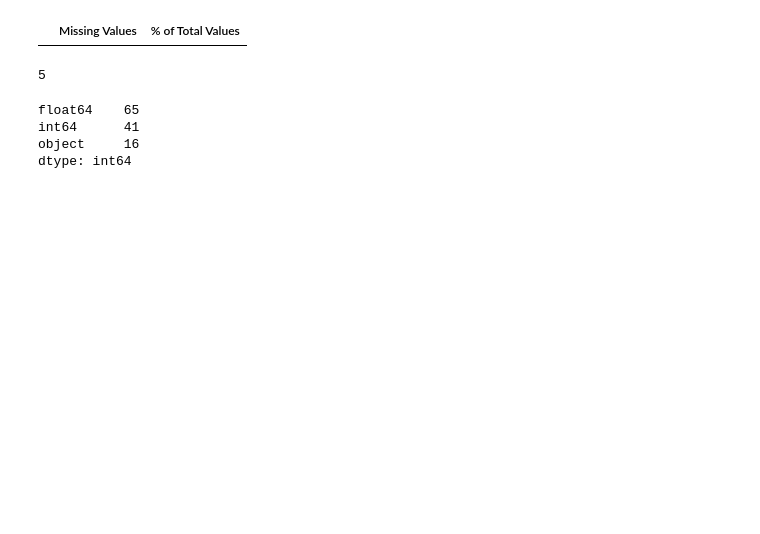
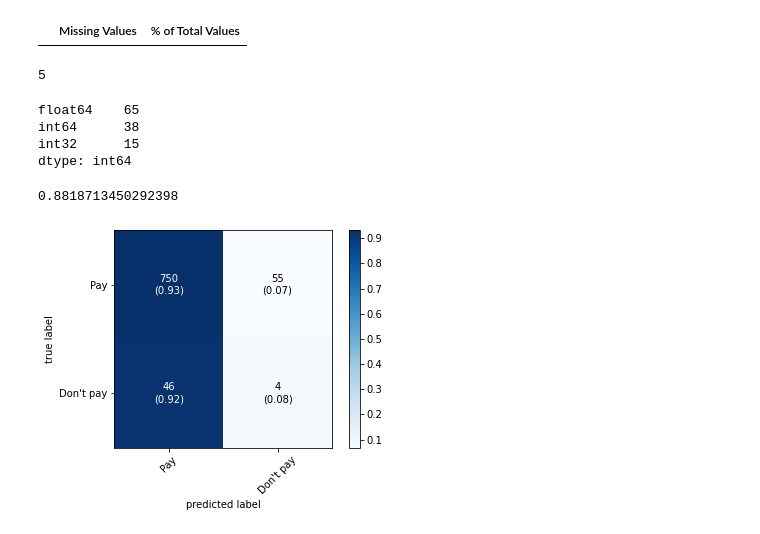
Before and after one commit to PaulBagnis/HomeCredit, a Jupyter notebook: notebooks/preprocessing-Copy1.ipynb, the cells around one changed output. Drawn from its saved outputs; the diff is of its cells as text; code cells hidden in the pictures; blank space fills up the shorter version.

```diff
--- a/notebooks/preprocessing-Copy1.ipynb
+++ b/notebooks/preprocessing-Copy1.ipynb
@@ -121,9 +162,38 @@ missing_values_by_row(dfKeep)
 # %% [output]
 5
 # %%
-print( dfTrain.dtypes.value_counts() )
+print( dfTrainUpsampled.dtypes.value_counts() )
 # %% [output]
 float64    65
-int64      41
-object     16
+int64      38
+int32      15
 dtype: int64
+# %%
+#Mise en place du premier knn.
+#Séparation des X et des y.
+
+X_train = dfTrainUpsampled.drop('TARGET', 1)
+y_train = dfTrainUpsampled['TARGET']
+
+X_test = dfTest.drop('TARGET', 1)
+y_test = dfTest['TARGET']
+
+#Déclaration du knn1.
+knn1 = KNeighborsClassifier(n_neighbors=2, n_jobs=-1)
+knn1.fit(X_train, y_train)
+
+#Première prédiction
+y_pred1 = knn1.predict(X_test)
+# %%
+conf_mat = confusion_matrix(y_test, y_pred1)
+
+fig, ax = plot_confusion_matrix(conf_mat=conf_mat,
+                                colorbar=True,
+                                show_absolute=True,
+                                show_normed=True,
+                                class_names=["Pay", "Don't pay"])
+
+print ( conf_mat.diagonal().sum()/conf_mat.sum() )
+# %% [output]
+0.8818713450292398
+[figure, added]
```
Also changed, not shown: parts of 7 cells of this notebook.
